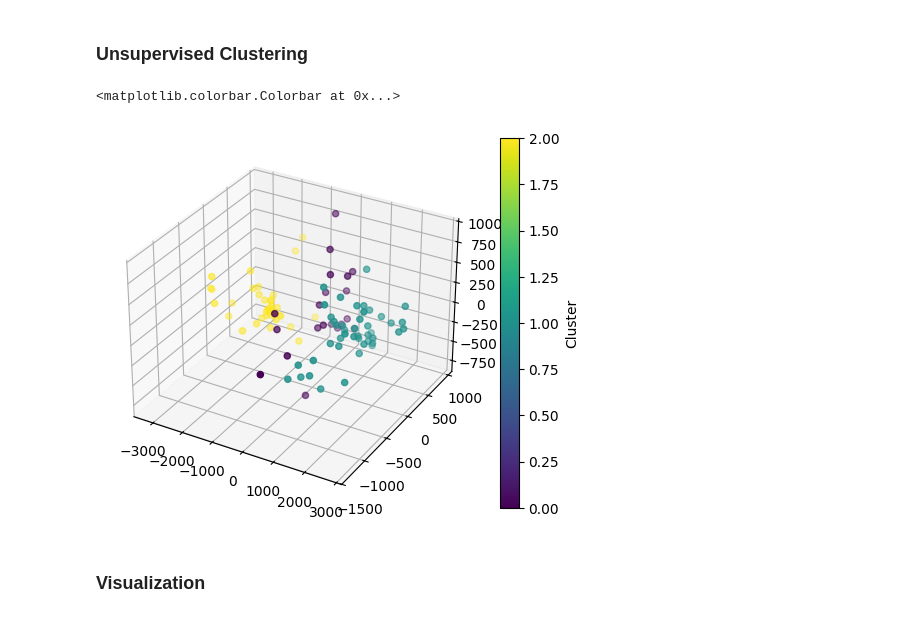
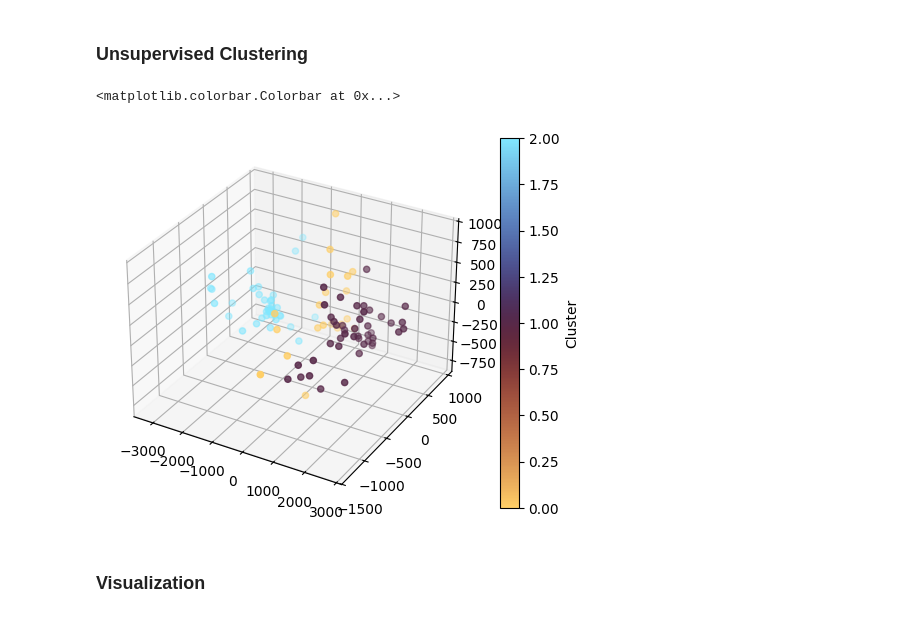
Before and after one commit to darpitydarp/STA-220-Final-Project, a Jupyter notebook: scripts/weekly_distribution_clustering.ipynb, the cells around one changed output. Drawn from its saved outputs; the diff is of its cells as text; code cells hidden in the pictures.

```diff
--- a/scripts/weekly_distribution_clustering.ipynb
+++ b/scripts/weekly_distribution_clustering.ipynb
@@ -346,17 +346,17 @@ from sklearn.mixture import GaussianMixture
 # %%
 gmm = GaussianMixture(3, covariance_type='full', random_state=0)
 gmm.fit(xPCA)
 
 cluster_label = gmm.predict(xPCA)
 
 fig = plt.figure()
 ax = fig.add_subplot(projection='3d')
-p = ax.scatter(xPCA[:, 0], xPCA[:, 1], xPCA[:, 2], c=cluster_label, cmap='viridis')
+p = ax.scatter(xPCA[:, 0], xPCA[:, 1], xPCA[:, 2], c=cluster_label, cmap='managua')
 
 fig.colorbar(p, ax=ax, label="Cluster")
 # %% [output]
 <matplotlib.colorbar.Colorbar at 0x...>
-[figure, old version]
+[figure, new version]
 # %%
 week_distributions['Cluster'] = cluster_label
 # %% [markdown]
```
Also changed, not shown: parts of 1 cell of this notebook.
